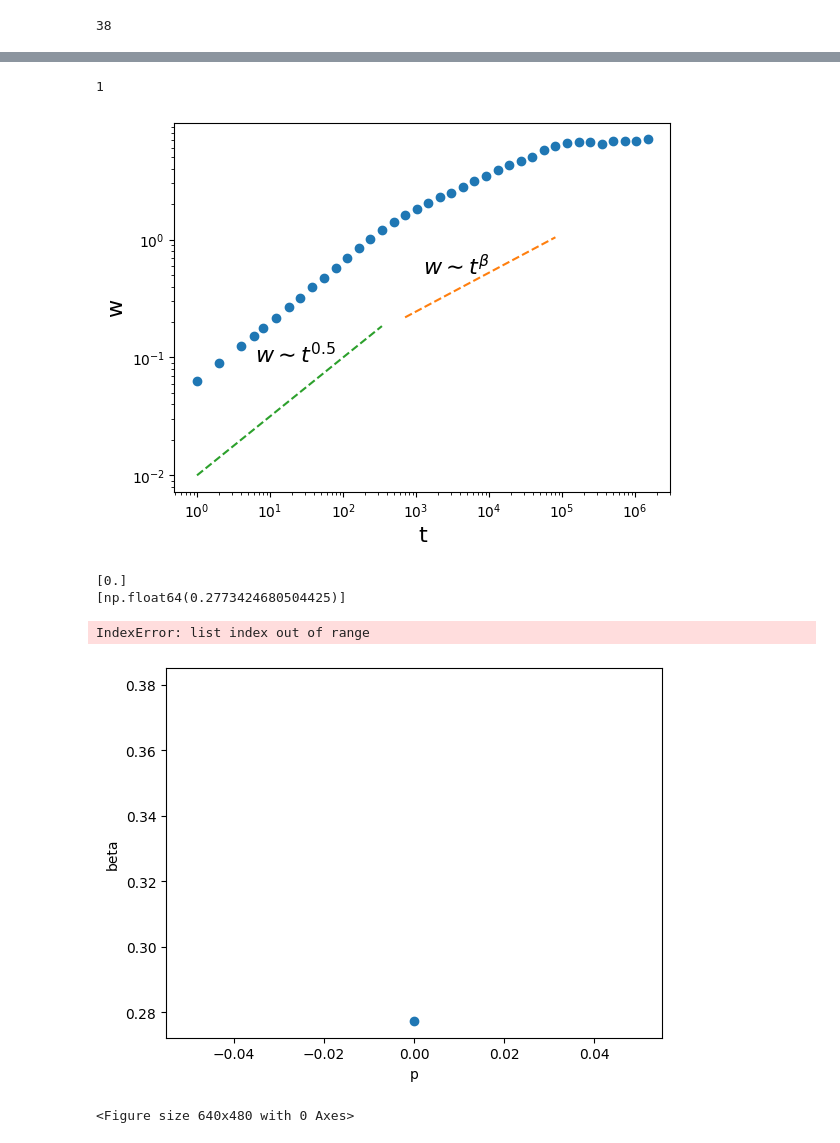
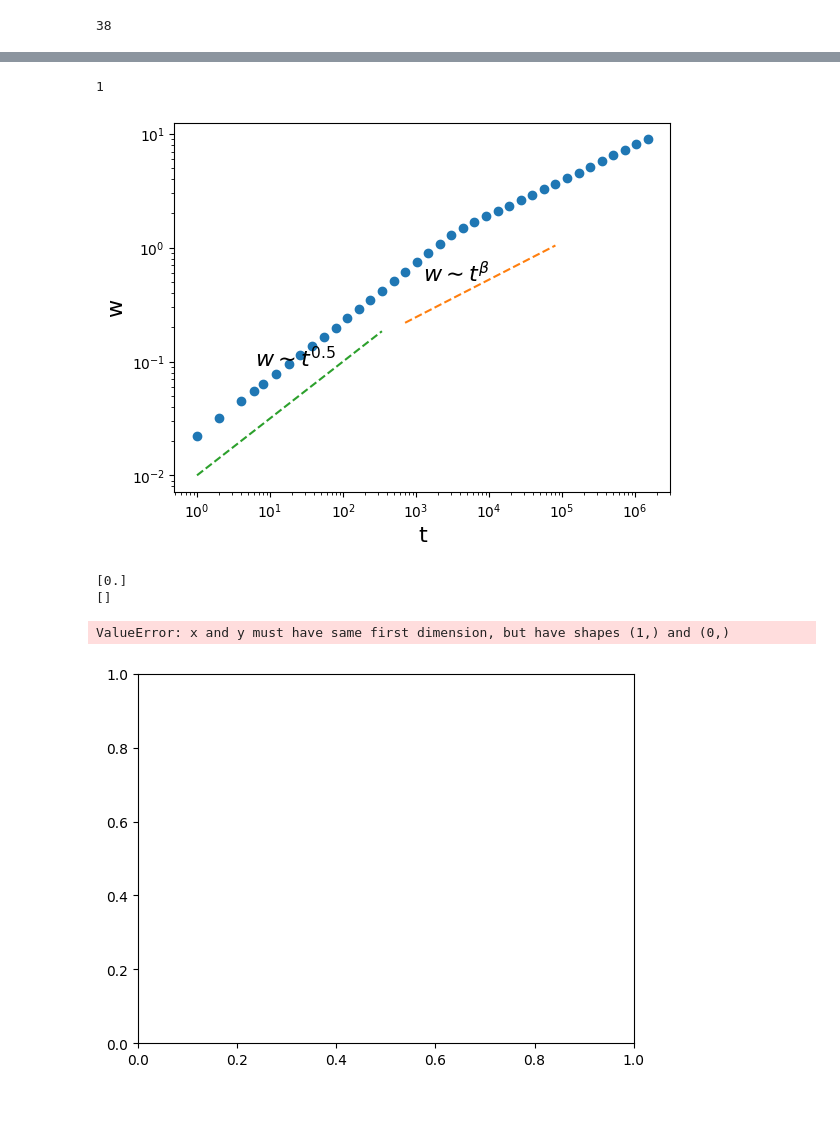
Before and after one commit to maxou2804/script_1D_Eden, a Jupyter notebook: new_render_graph.ipynb, the cells around one changed output, grey strips where cells are left out. Cells and saved outputs as stored; diff of their text form; code cells hidden in the pictures; blank space fills up the shorter version.

```diff
--- a/new_render_graph.ipynb
+++ b/new_render_graph.ipynb
@@ -728,7 +728,7 @@ def generate_linear_times(n_iterations, n_snapshots):
 
 n_iterations=1500000
 n_realizations=1
-width = 250
+width = 2000
 height= int((n_iterations/width)*5)
 print(f"height:{height}")
 n_snapshots= 40
@@ -838,7 +838,7 @@ for probability in probabilities:
     #Simulate the system
 
     lattices,acceleration_sites,constraint_sites,snapshots,densities =eden_model_cascade_snapshots_parallel(width=width,height=height,n_iterations=n_iterations,snapshot_times=lin_t,
-                                                               n_realizations=100,init_mode='flat',roughness_height=0,seed=42,
+                                                               n_realizations=100,init_mode='rough',roughness_height=5,seed=42,
                                                                avg_cluster_size=0,probability=0 ,acceleration_factor=5.0,
                                                                constraint_avg_cluster_size=0,constraint_prob=0,eden_sites=False)
     #estimate w and average over all realisations
@@ -890,10 +890,6 @@ print(len(w_col))
 plt.figure()
 
 plt.loglog(lin_t[:],w_col[:][0],'o')
-
-res=np.polyfit(np.log10(lin_t[19:30]),np.log10(w_col[i][19:30]),1)
-# plt.loglog(lin_t[19:30],10**(np.log10((lin_t[19:30]))*res[0]+res[1]))
-res_col.append(res[0])
 plt.xlabel('t',fontsize=16)
 plt.ylabel('w',fontsize=16)
 
@@ -934,35 +930,34 @@ for i in range(len(probabilities)):
 
 
     plt.loglog(l,w,'o')
     res=np.polyfit(np.log10(l[0:25]),np.log10(w[0:25]),1)
     res_collection.append(res[0])
 
 
     plt.loglog(l,10**(np.log10(l)*res[0]+res[1]))
 plt.text(18, 0.3, r' $w \sim L^{\alpha}$', fontsize=16)
 plt.xlabel("L",fontsize=16)
 plt.ylabel('w',fontsize=16)
 plt.legend()
 plt.show()
 
 
 
 
 plt.figure()
 plt.plot(probabilities[:],res_collection[:],'o')
 plt.plot(probabilities[:],0.5*np.ones((len(probabilities[:]),1)))
 plt.plot(probabilities[:],0.55*np.ones((len(probabilities[:]),1)),'--')
 plt.plot(probabilities[:],0.45*np.ones((len(probabilities[:]),1)),'--')
 plt.xlabel("p")
 plt.ylabel('alpha')
 plt.show()
 
 print(res_collection)
 # %% [output]
 1
-[figure, old version]
+[figure, new version]
 [0.]
-[np.float64(0.2773424680504425)]
+[]
-IndexError: list index out of range
+ValueError: x and y must have same first dimension, but have shapes (1,) and (0,)
-[figure, old version]
+[figure, new version]
-<Figure size 640x480 with 0 Axes>
```
Also changed, not shown: parts of 3 cells of this notebook.
